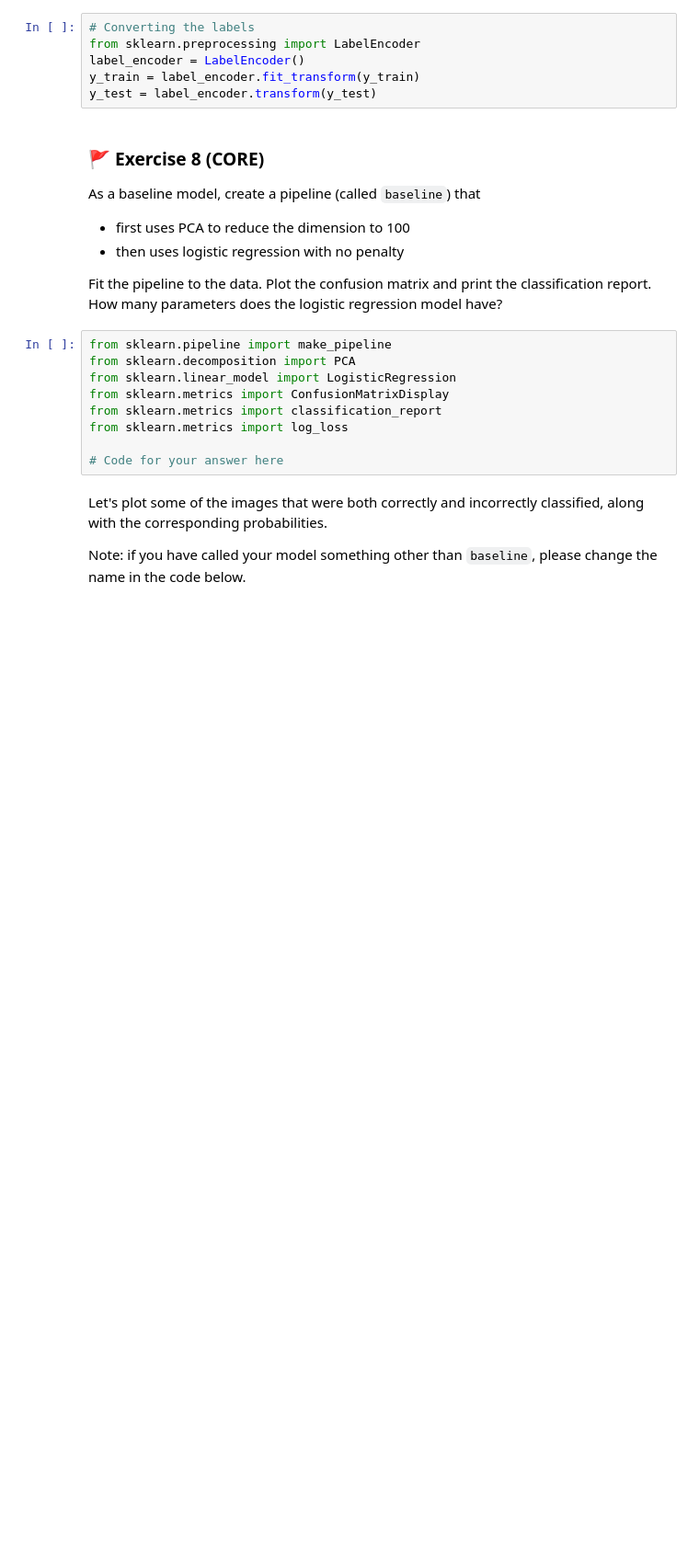
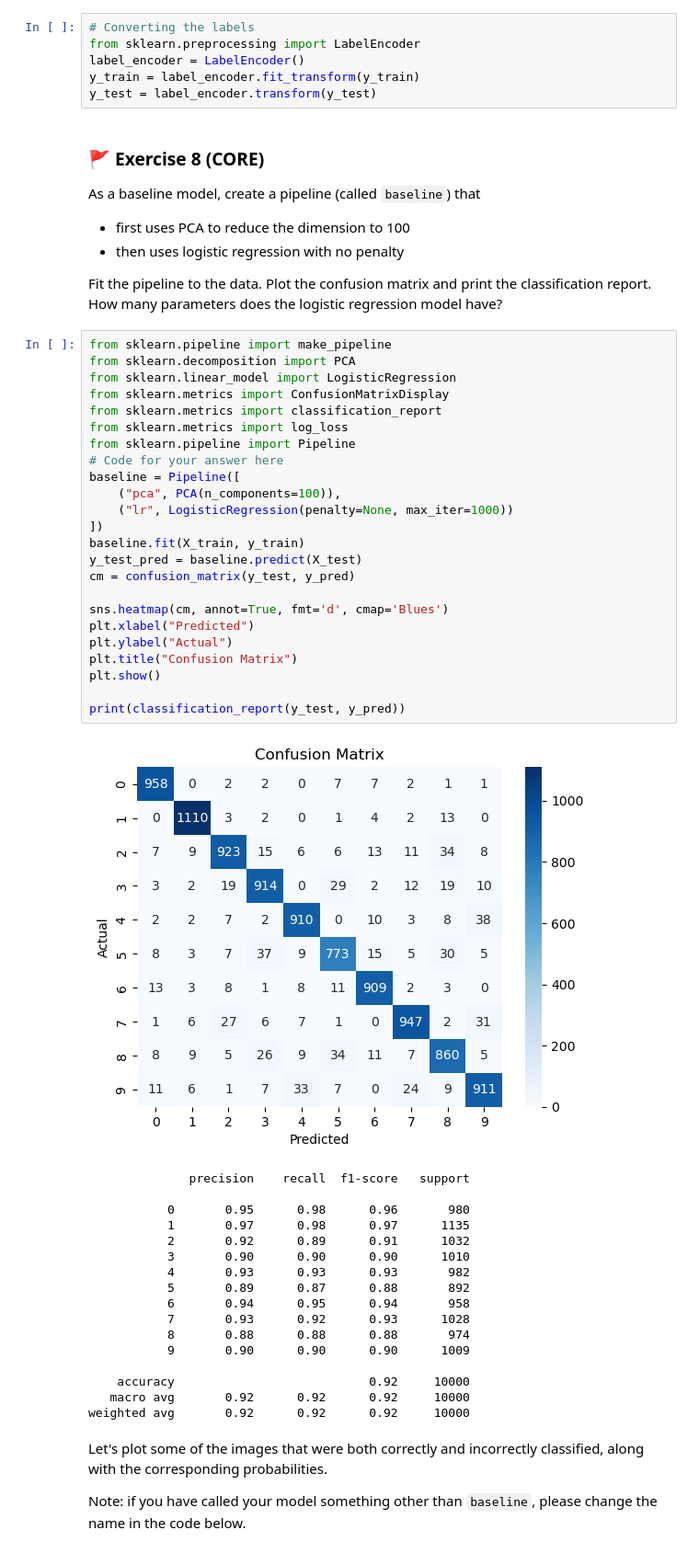
Before and after one commit to s2777427/MLP_2026_week09, a Jupyter notebook: mlp_week09.ipynb, the cells around one changed output. Shown at 92% size. Saved outputs shown, nothing was run; the diff lists cells and outputs as text; blank space fills up the shorter version.

```diff
--- a/mlp_week09.ipynb
+++ b/mlp_week09.ipynb
@@ -688,12 +688,45 @@ Fit the pipeline to the data. Plot the confusion matrix and print the classifica
 # %%
 from sklearn.pipeline import make_pipeline
 from sklearn.decomposition import PCA
 from sklearn.linear_model import LogisticRegression
 from sklearn.metrics import ConfusionMatrixDisplay
 from sklearn.metrics import classification_report
 from sklearn.metrics import log_loss
+from sklearn.pipeline import Pipeline
+# Code for your answer here
+baseline = Pipeline([
+    ("pca", PCA(n_components=100)),
+    ("lr", LogisticRegression(penalty=None, max_iter=1000))
+])
+baseline.fit(X_train, y_train)
+y_test_pred = baseline.predict(X_test)
+cm = confusion_matrix(y_test, y_pred)
 
-# Code for your answer here
+sns.heatmap(cm, annot=True, fmt='d', cmap='Blues')
+plt.xlabel("Predicted")
+plt.ylabel("Actual")
+plt.title("Confusion Matrix")
+plt.show()
+
+print(classification_report(y_test, y_pred))
+# %% [output]
+[figure, added]
+              precision    recall  f1-score   support
+
+           0       0.95      0.98      0.96       980
+           1       0.97      0.98      0.97      1135
+           2       0.92      0.89      0.91      1032
+           3       0.90      0.90      0.90      1010
+           4       0.93      0.93      0.93       982
+           5       0.89      0.87      0.88       892
+           6       0.94      0.95      0.94       958
+           7       0.93      0.92      0.93      1028
+           8       0.88      0.88      0.88       974
+           9       0.90      0.90      0.90      1009
+
+    accuracy                           0.92     10000
+   macro avg       0.92      0.92      0.92     10000
+weighted avg       0.92      0.92      0.92     10000
 # %% [markdown]
 Let's plot some of the images that were both correctly and incorrectly classified, along with the corresponding probabilities.
 
```
Also changed, not shown: parts of 6 cells of this notebook, 1 other file.
